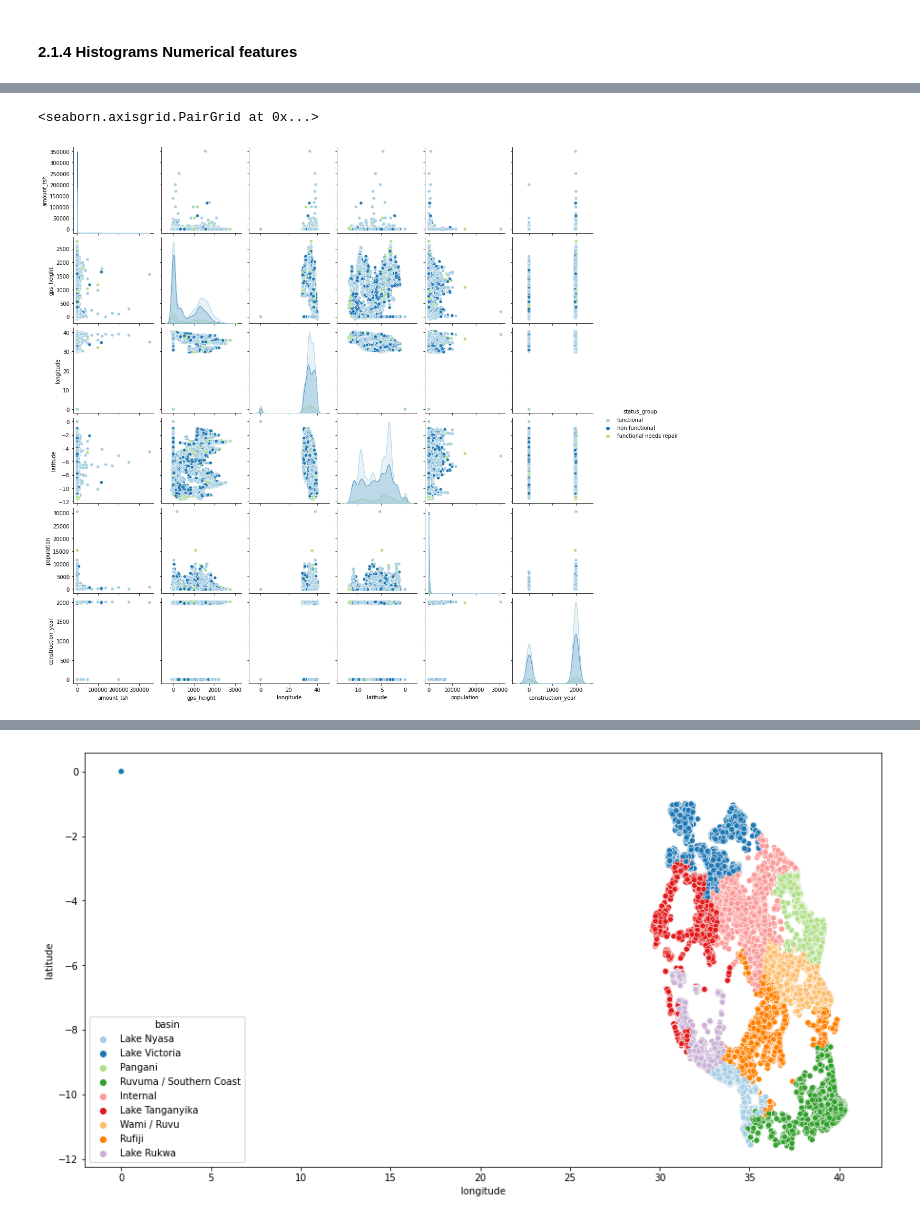
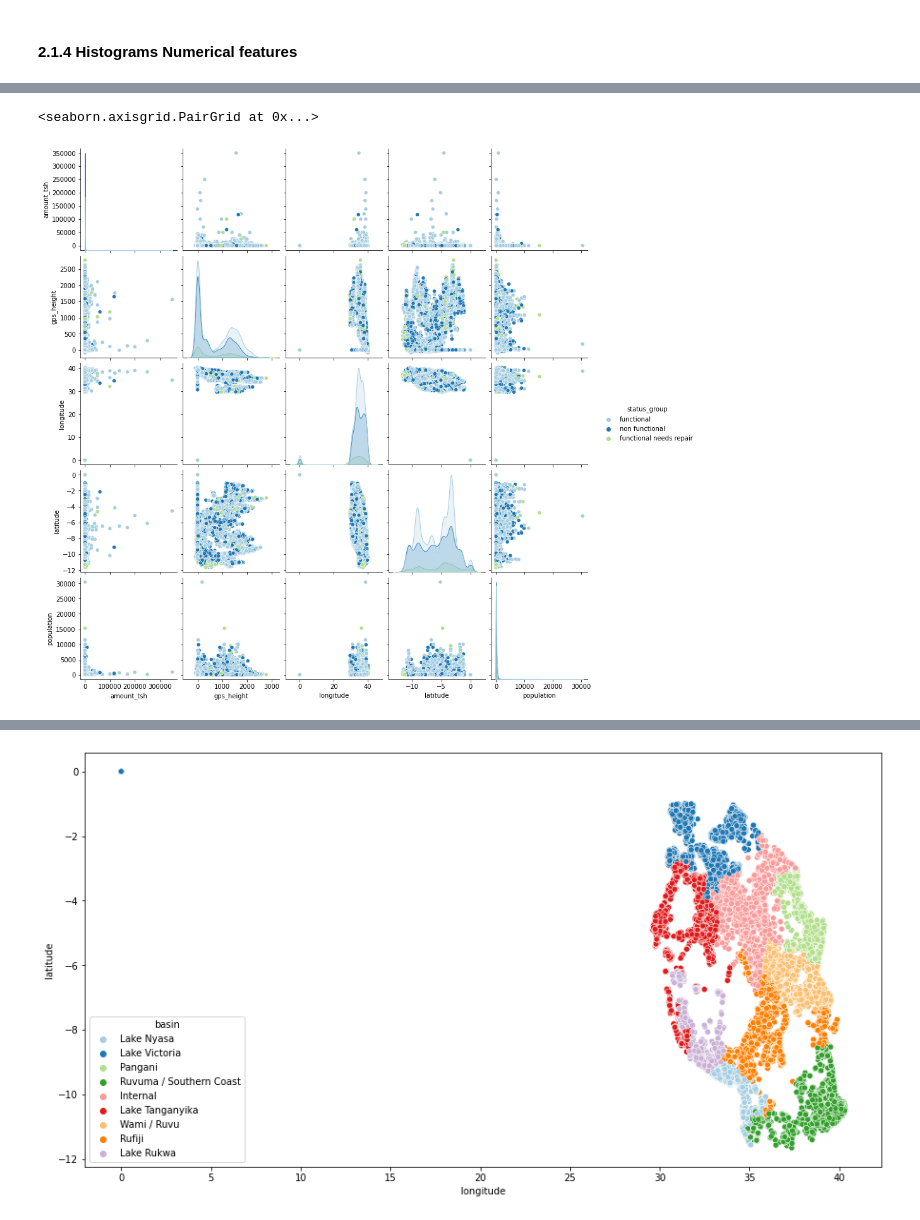
Before and after one commit to BrendaLoznik/waterpumps, a Jupyter notebook: Waterpumps.ipynb, the cells around one changed output, grey strips where cells are left out. Saved outputs shown, nothing was run; the diff lists cells and outputs as text; code cells hidden in the pictures.

```diff
--- a/Waterpumps.ipynb
+++ b/Waterpumps.ipynb
@@ -227,8 +228,8 @@ histplotter (raw, raw[numerical].columns, 2,4)
 # %%
 numerical_pair = [ 'amount_tsh', 'gps_height',  'longitude', 'latitude',
-             'population', 'construction_year', 'status_group' ]
+             'population',  'status_group' ]
 
 sns.pairplot(raw[numerical_pair], hue = 'status_group', kind = 'scatter', palette = 'Paired')
 # %% [output]
 <seaborn.axisgrid.PairGrid at 0x...>
-[figure, old version]
+[figure, new version]
```
Also changed, not shown: parts of 21 cells of this notebook.
